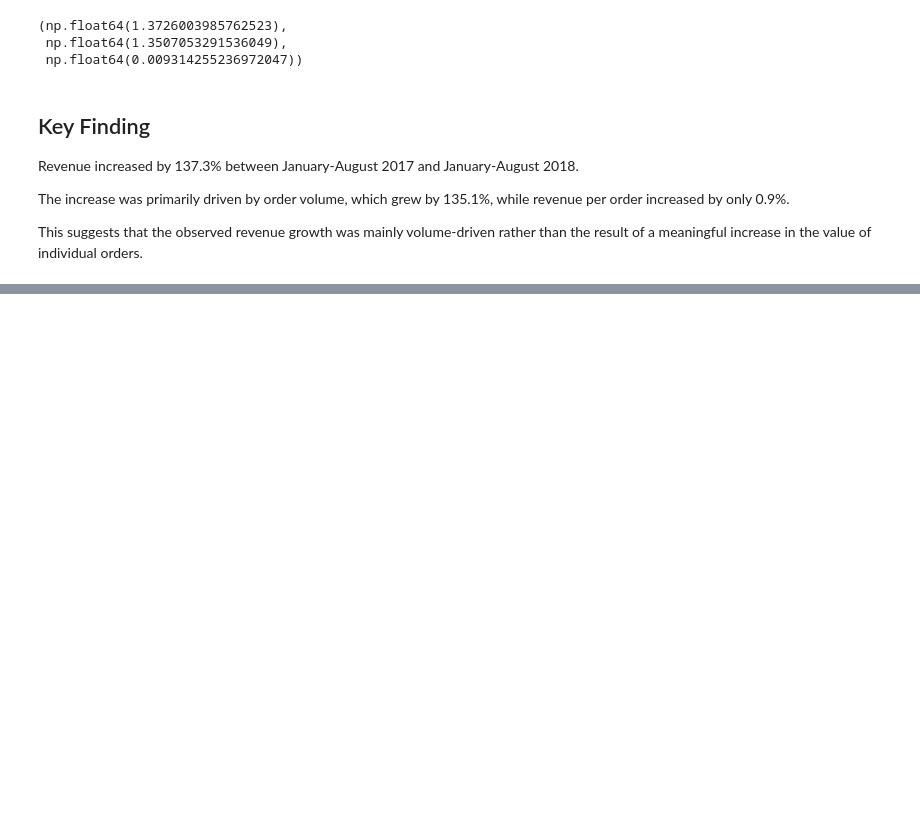
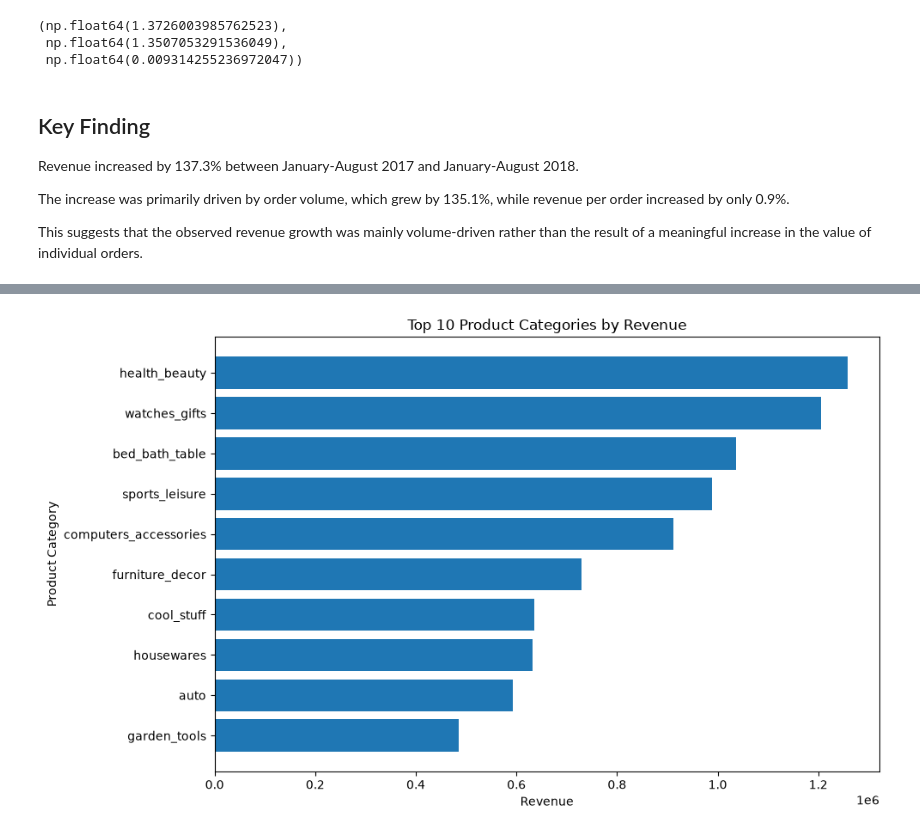
Before and after one commit to aminhedayati/ecommerce-business-analytics, a Jupyter notebook: notebooks/04_revenue_analysis.ipynb, the cells around one changed output, grey strips where cells are left out. Cells and saved outputs as stored; diff of their text form; code cells hidden in the pictures; blank space fills up the shorter version.

Commit message:
feat: analyze revenue performance

```diff
--- a/notebooks/04_revenue_analysis.ipynb
+++ b/notebooks/04_revenue_analysis.ipynb
@@ -310,0 +347,7 @@ This suggests that the observed revenue growth was mainly volume-driven rather t
+# %%
+products_with_category = products.merge(
+    category_translation,
+    on="product_category_name",
+    how="left",
+    validate="many_to_one"
+)
@@ -310,0 +410,12 @@ This suggests that the observed revenue growth was mainly volume-driven rather t
+# %%
+category_revenue = (
+    order_items_with_category[
+        order_items_with_category["product_category_name_english"].notna()
+    ]
+    .groupby("product_category_name_english", as_index=False)["price"]
+    .sum()
+    .rename(columns={"price": "revenue"})
+    .sort_values("revenue", ascending=False)
+)
+
+category_revenue.head(10)
@@ -310,0 +434,7 @@ This suggests that the observed revenue growth was mainly volume-driven rather t
+# %%
+top_10_revenue = category_revenue.head(10)["revenue"].sum()
+categorized_revenue = category_revenue["revenue"].sum()
+
+top_10_share = top_10_revenue / categorized_revenue
+
+top_10_revenue, categorized_revenue, top_10_share
@@ -310,0 +445,4 @@ This suggests that the observed revenue growth was mainly volume-driven rather t
+# %%
+category_revenue["revenue_share"] = (
+    category_revenue["revenue"] / categorized_revenue
+)
@@ -310,0 +463,17 @@ This suggests that the observed revenue growth was mainly volume-driven rather t
+# %%
+top_categories = category_revenue.head(10).sort_values("revenue")
+
+plt.figure(figsize=(10, 6))
+
+plt.barh(
+    top_categories["product_category_name_english"],
+    top_categories["revenue"]
+)
+
+plt.title("Top 10 Product Categories by Revenue")
+plt.xlabel("Revenue")
+plt.ylabel("Product Category")
+plt.tight_layout()
+plt.show()
+# %% [output]
+[figure, added]
```
Also changed, not shown: parts of 19 cells of this notebook.
